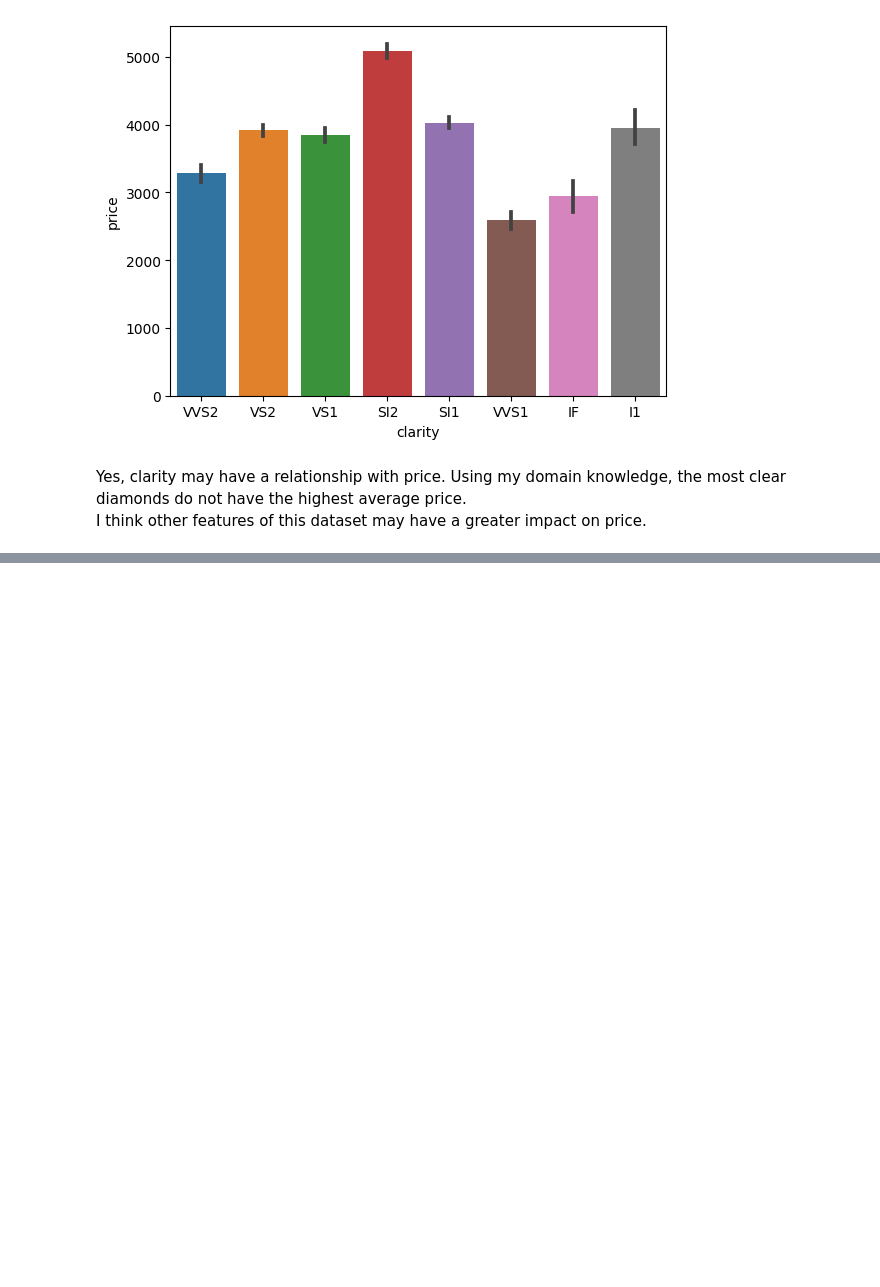
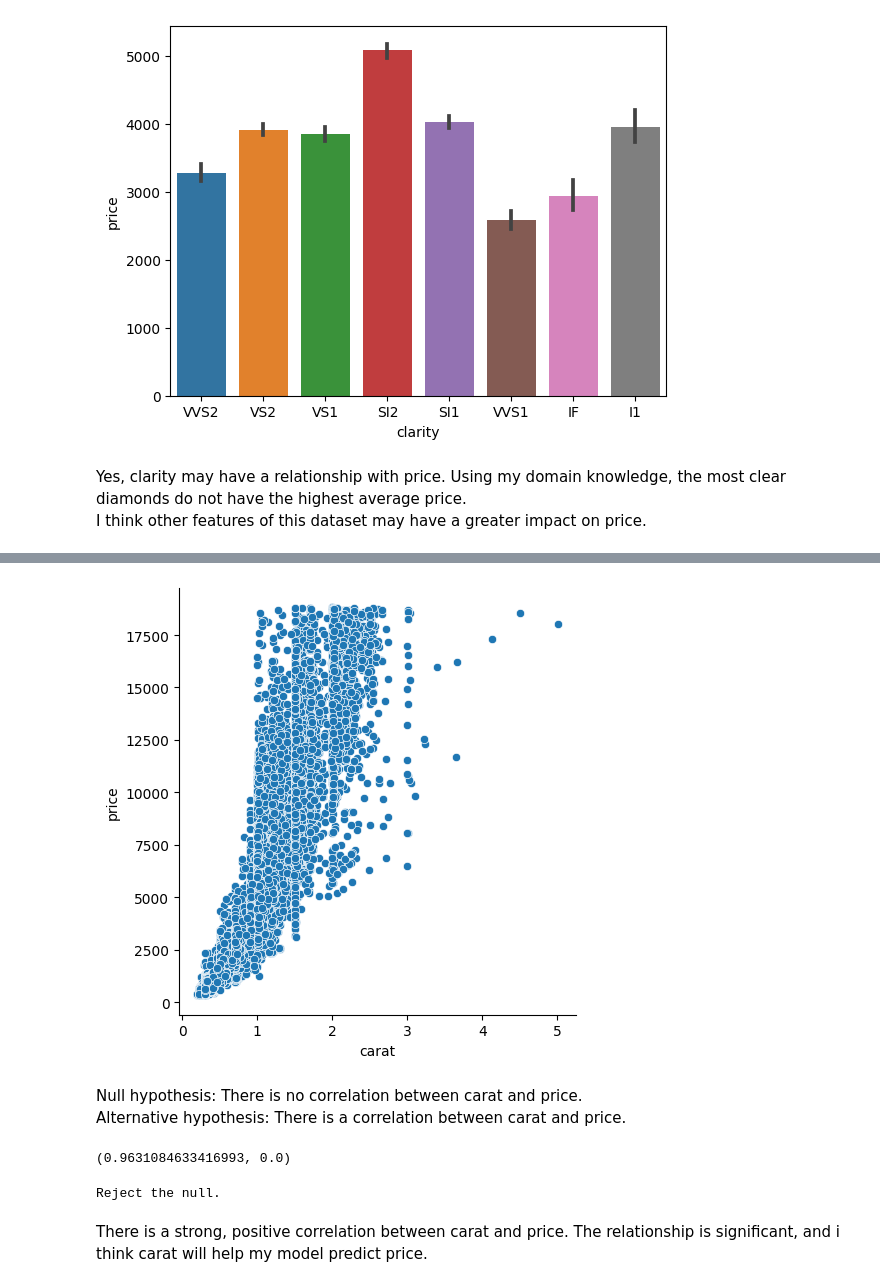
Before and after one commit to TheodoreQuansah/regression-exercises, a Jupyter notebook: explore_lesson.ipynb, the cells around one changed output, grey strips where cells are left out. Saved outputs shown, nothing was run; the diff lists cells and outputs as text; code cells hidden in the pictures; blank space fills up the shorter version.

```diff
--- a/explore_lesson.ipynb
+++ b/explore_lesson.ipynb
@@ -152,0 +166,23 @@ I think other features of this dataset may have a greater impact on price.
+# %%
+sns.relplot(data=train, x='carat', y='price')
+plt.show()
+# %% [output]
+[figure, added]
+# %% [markdown]
+Null hypothesis: There is no correlation between carat and price.
+Alternative hypothesis: There is a correlation between carat and price.
+# %%
+r, p = stats.spearmanr(train.carat, train.price)
+r, p
+# %% [output]
+(0.9631084633416993, 0.0)
+# %%
+alpha = 0.05
+if p < alpha:
+    print('Reject the null.')
+else:
+    print('Fail to reject the null')
+# %% [output]
+Reject the null.
+# %% [markdown]
+There is a strong, positive correlation between carat and price. The relationship is significant, and i think carat will help my model predict price.
```
Also changed, not shown: parts of 5 cells of this notebook, 1 other file.
